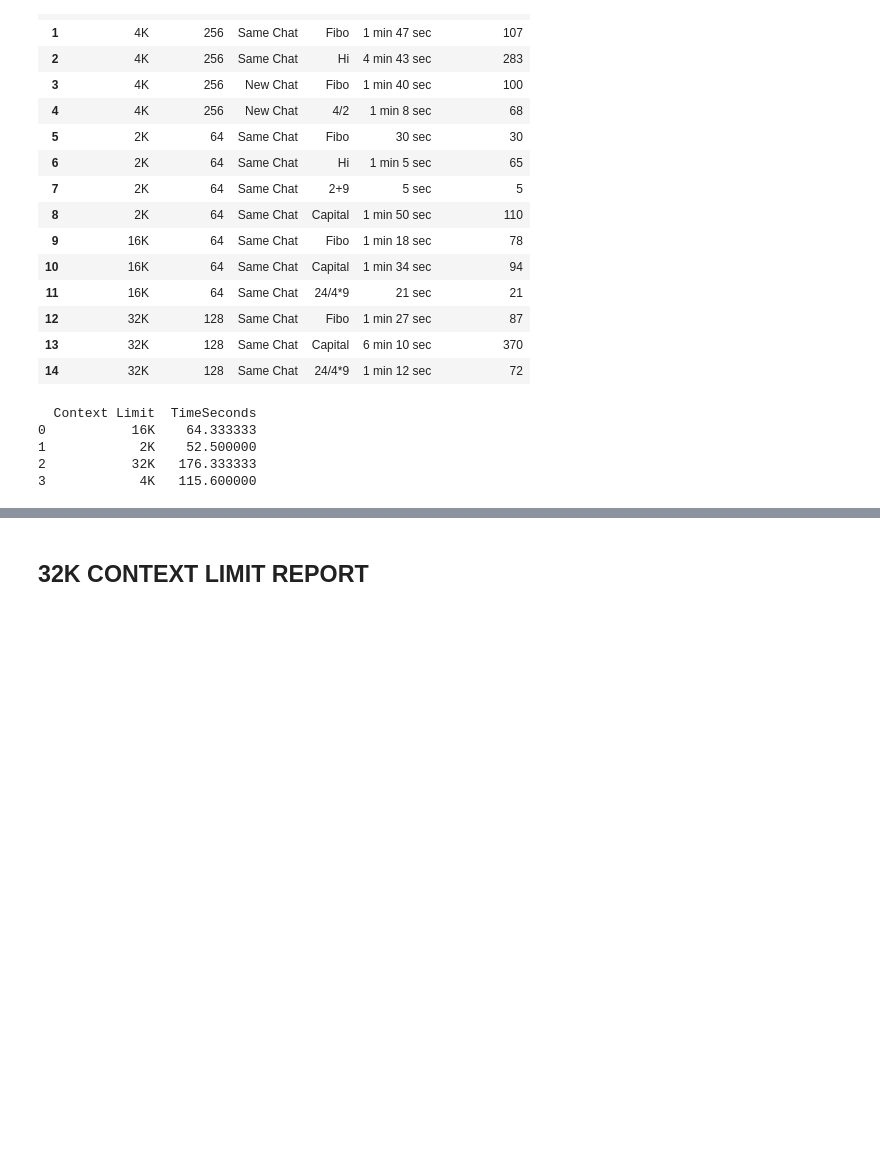
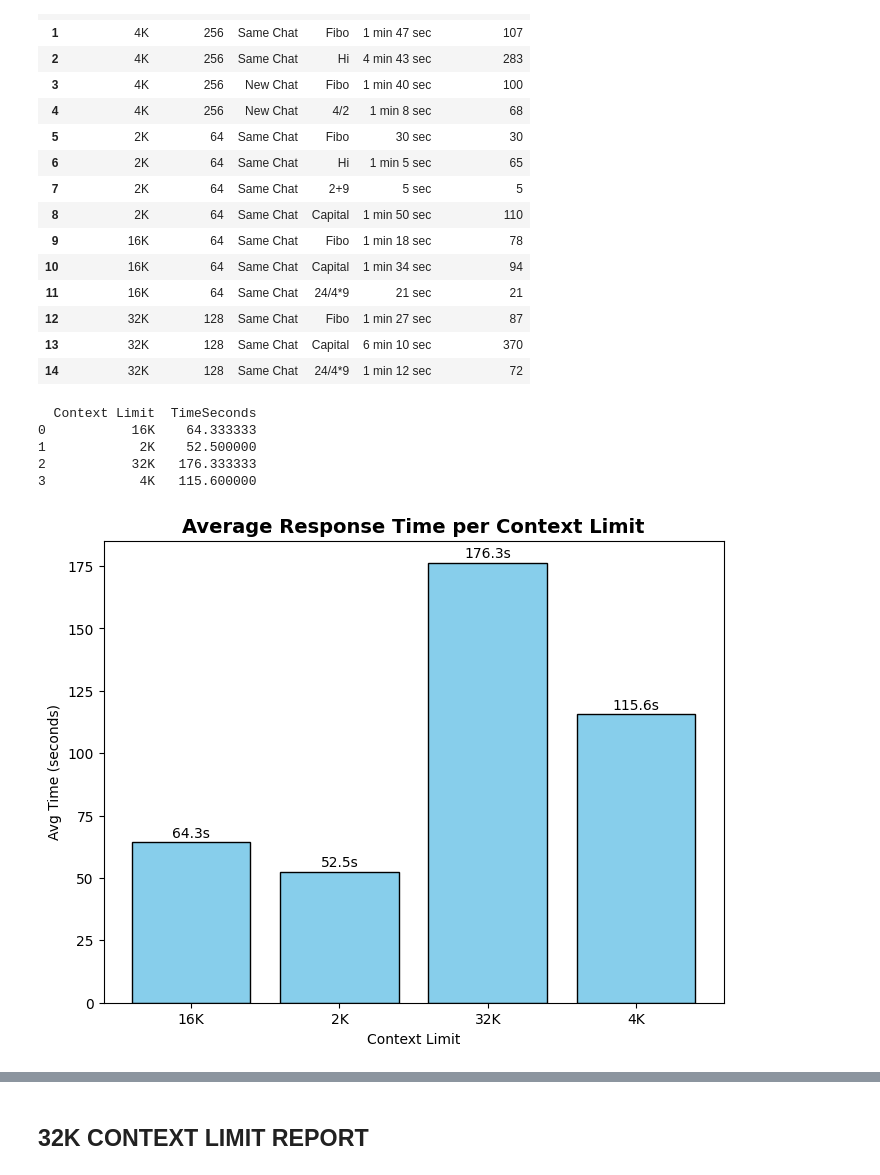
Before and after one commit to satwikshirsat04/Offline-AI-Chatbot, a Jupyter notebook: report.ipynb, the cells around one changed output, grey strips where cells are left out. Drawn from its saved outputs; the diff is of its cells as text; code cells hidden in the pictures; blank space fills up the shorter version.

```diff
--- a/report.ipynb
+++ b/report.ipynb
@@ -75,3 +75,22 @@ print(avg_times)
 1            2K    52.500000
 2           32K   176.333333
 3            4K   115.600000
+# %%
+import matplotlib.pyplot as plt
+
+plt.figure(figsize=(8,6))
+plt.bar(avg_times["Context Limit"], avg_times["TimeSeconds"], color="skyblue", edgecolor="black")
+
+plt.title("Average Response Time per Context Limit", fontsize=14, fontweight="bold")
+plt.xlabel("Context Limit")
+plt.ylabel("Avg Time (seconds)")
+
+# Add numbers on top of bars
+for i, val in enumerate(avg_times["TimeSeconds"]):
+    plt.text(i, val + 2, f"{val:.1f}s", ha="center", fontsize=10)
+
+
+plt.savefig("avg_response_time_per_context_limit.png", bbox_inches='tight', dpi=300)
+plt.show()
+# %% [output]
+[figure, added]
```
Also changed, not shown: parts of 16 cells of this notebook, 16 other files.
